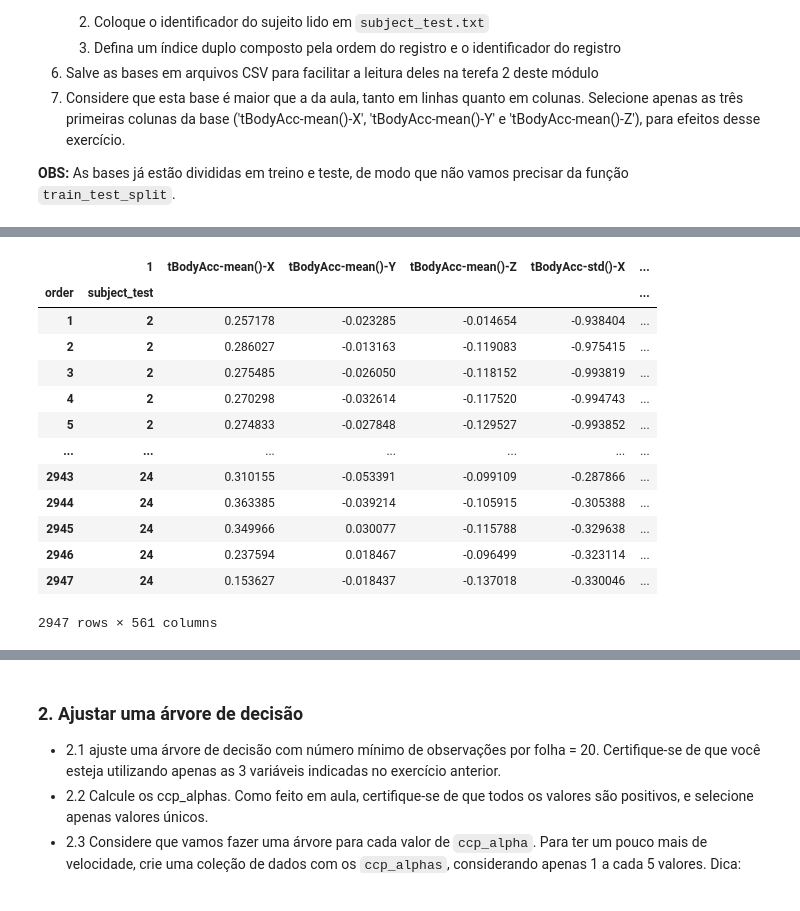
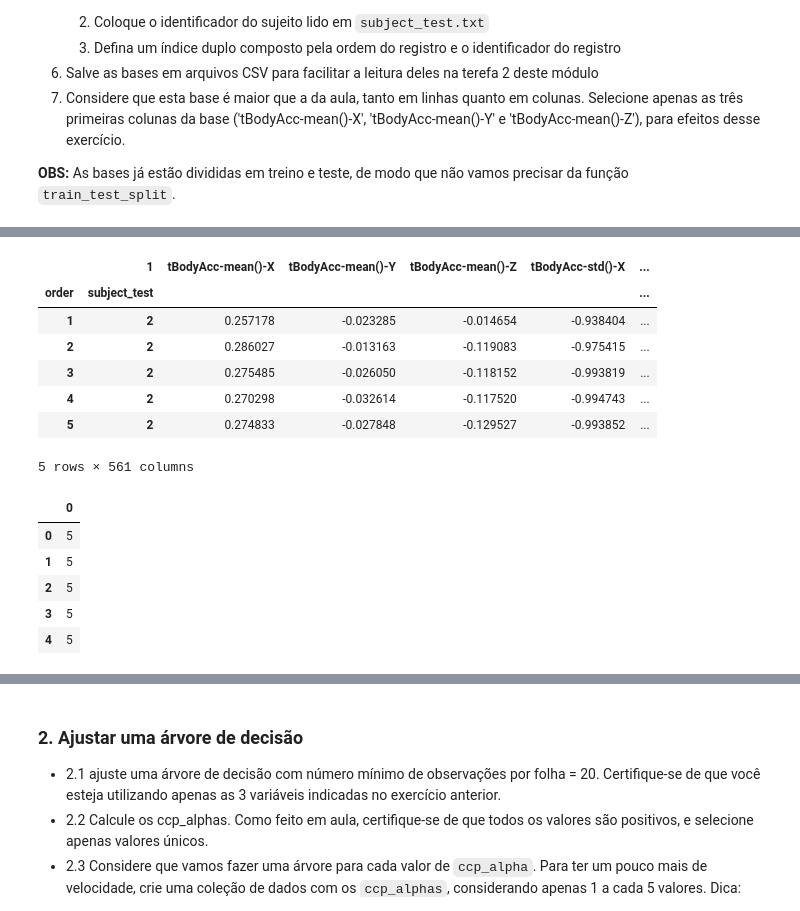
Before and after one commit to piresthiago10/estudos_data_science, a Jupyter notebook: modulo_17_arvores_2/mod17_tarefa_1.ipynb, the cells around one changed output, grey strips where cells are left out. Cells and saved outputs as stored; diff of their text form; code cells hidden in the pictures.

```diff
--- a/modulo_17_arvores_2/mod17_tarefa_1.ipynb
+++ b/modulo_17_arvores_2/mod17_tarefa_1.ipynb
@@ -90,25 +85,29 @@ x_train_df
 # %%
 features_df = pd.read_csv("uci_har_dataset/features.txt", header=None, delim_whitespace=True)
 subject_df = pd.read_csv("uci_har_dataset/test/subject_test.txt", header=None, delim_whitespace=True)
 x_test_df = pd.read_csv("uci_har_dataset/test/X_test.txt", header=None, delim_whitespace=True)
 x_test_df.columns = features_df[1]
 x_test_df["subject_test"] = subject_df
 x_test_df['order'] = range(1, len(x_test_df) + 1)
 x_test_df = x_test_df.set_index(["order", "subject_test"])
 x_test_df.to_csv("uci_har_dataset/x_test.csv", sep=",")
-x_test_df
+x_test_df.head()
 # %% [output]
 |  | 1 | tBodyAcc-mean()-X | tBodyAcc-mean()-Y | tBodyAcc-mean()-Z | tBodyAcc-std()-X | ... |
 | order | subject_test |  |  |  |  | ... |
 | 1 | 2 | 0.257178 | -0.023285 | -0.014654 | -0.938404 | ... |
 | 2 | 2 | 0.286027 | -0.013163 | -0.119083 | -0.975415 | ... |
 | 3 | 2 | 0.275485 | -0.026050 | -0.118152 | -0.993819 | ... |
 | 4 | 2 | 0.270298 | -0.032614 | -0.117520 | -0.994743 | ... |
 | 5 | 2 | 0.274833 | -0.027848 | -0.129527 | -0.993852 | ... |
-| ... | ... | ... | ... | ... | ... | ... |
-| 2943 | 24 | 0.310155 | -0.053391 | -0.099109 | -0.287866 | ... |
-| 2944 | 24 | 0.363385 | -0.039214 | -0.105915 | -0.305388 | ... |
-| 2945 | 24 | 0.349966 | 0.030077 | -0.115788 | -0.329638 | ... |
-| 2946 | 24 | 0.237594 | 0.018467 | -0.096499 | -0.323114 | ... |
-| 2947 | 24 | 0.153627 | -0.018437 | -0.137018 | -0.330046 | ... |
-2947 rows × 561 columns
+5 rows × 561 columns
+# %%
+y_train_df = pd.read_csv("uci_har_dataset/train/y_train.txt", header=None, delim_whitespace=True)
+y_train_df.head()
+# %% [output]
+|  | 0 |
+| 0 | 5 |
+| 1 | 5 |
+| 2 | 5 |
+| 3 | 5 |
+| 4 | 5 |
```
Also changed, not shown: parts of 12 cells of this notebook.
